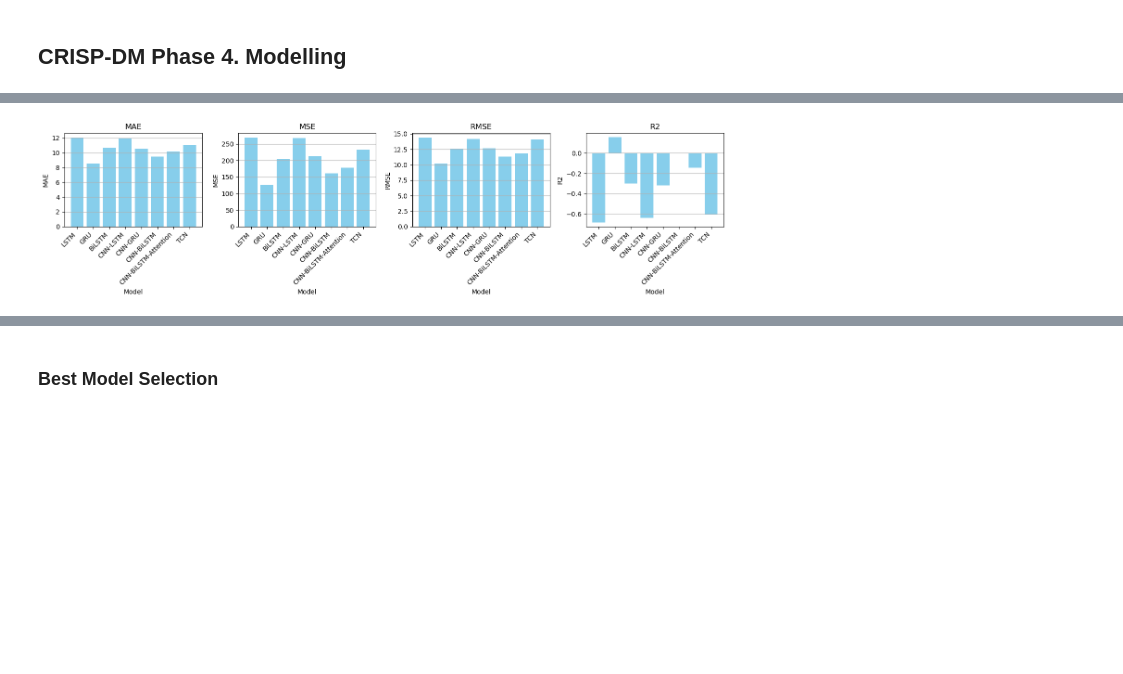
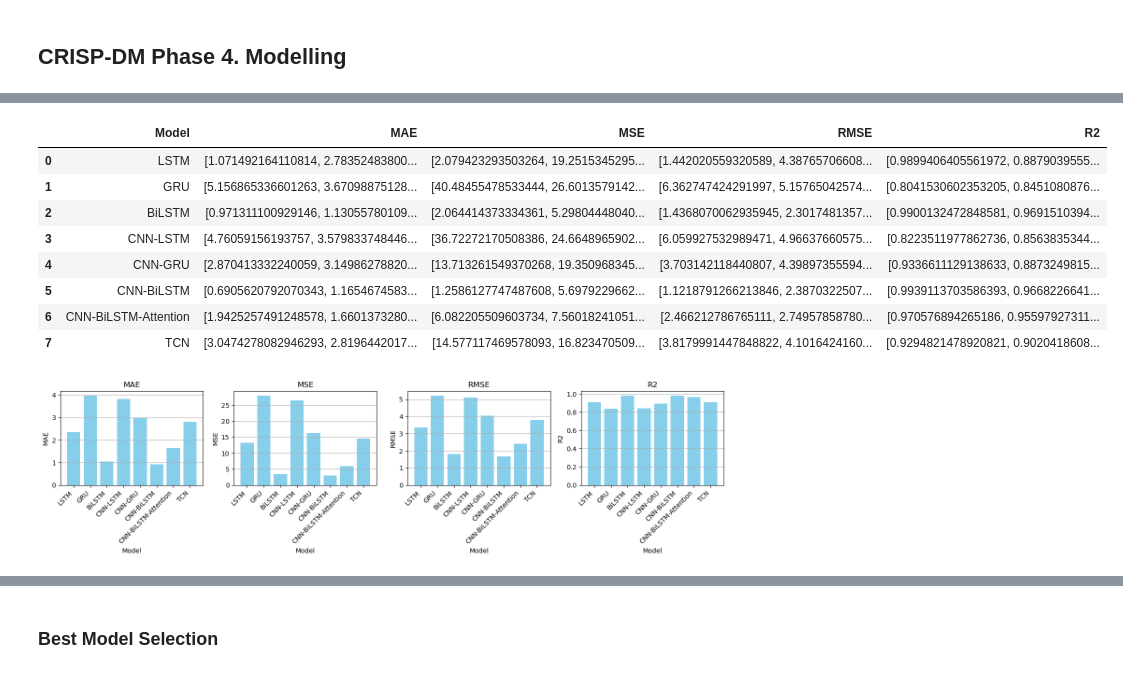
Before and after one commit to AndreCatarino/Energy-Price-Forecasting, a Jupyter notebook: docs/04_modeling.ipynb, the cells around one changed output, grey strips where cells are left out. Cells and saved outputs as stored; diff of their text form; code cells hidden in the pictures; blank space fills up the shorter version.

```diff
--- a/docs/04_modeling.ipynb
+++ b/docs/04_modeling.ipynb
@@ -31,7 +31,6 @@ df_train, _ = train_test_split(processed_data, test_size=0.2, random_state=0, sh
 models_to_test = ["LSTM", "GRU", "BiLSTM", "CNN-LSTM", "CNN-GRU", "CNN-BiLSTM", "CNN-BiLSTM-Attention", "TCN"]
 
 # Perform cross-validation and evaluate models
-
 mae_list = []
 mse_list = []
 rmse_list = []
@@ -41,8 +40,8 @@ for model_name in models_to_test:
 
     print(f"Training and evaluating {model_name}...")
 
-    # Initialize the TimeSeriesCrossValidator with the deepL model
-    tscv = cross_validator.TimeSeriesCrossValidator(model_name, df_train, n_splits=5)
+    # Initialize the TimeSeriesCrossValidator class
+    tscv = cross_validator.TimeSeriesCrossValidator(model_name, df_train, n_splits=3)
 
     mae_scores, mse_scores, rmse_scores, r2_scores = tscv.validate()
 
@@ -54,3 +53,4 @@ for model_name in models_to_test:
 # Evaluation dataframe
 eval_df = pd.DataFrame({"Model": models_to_test, "MAE": mae_list, "MSE": mse_list, "RMSE": rmse_list, "R2": r2_list})
 eval_df
+# %% [output]
@@ -57,3 +74,12 @@ eval_df
+|  | Model | MAE | MSE | RMSE | R2 |
+| 0 | LSTM | [1.071492164110814, 2.78352483800... | [2.079423293503264, 19.2515345295... | [1.442020559320589, 4.38765706608... | [0.9899406405561972, 0.8879039555... |
+| 1 | GRU | [5.156865336601263, 3.67098875128... | [40.48455478533444, 26.6013579142... | [6.362747424291997, 5.15765042574... | [0.8041530602353205, 0.8451080876... |
+| 2 | BiLSTM | [0.971311100929146, 1.13055780109... | [2.064414373334361, 5.29804448040... | [1.4368070062935945, 2.3017481357... | [0.9900132472848581, 0.9691510394... |
+| 3 | CNN-LSTM | [4.76059156193757, 3.579833748446... | [36.72272170508386, 24.6648965902... | [6.059927532989471, 4.96637660575... | [0.8223511977862736, 0.8563835344... |
+| 4 | CNN-GRU | [2.870413332240059, 3.14986278820... | [13.713261549370268, 19.350968345... | [3.703142118440807, 4.39897355594... | [0.9336611129138633, 0.8873249815... |
+| 5 | CNN-BiLSTM | [0.6905620792070343, 1.1654674583... | [1.2586127747487608, 5.6979229662... | [1.1218791266213846, 2.3870322507... | [0.9939113703586393, 0.9668226641... |
+| 6 | CNN-BiLSTM-Attention | [1.9425257491248578, 1.6601373280... | [6.082205509603734, 7.56018241051... | [2.466212786765111, 2.74957858780... | [0.970576894265186, 0.95597927311... |
+| 7 | TCN | [3.0474278082946293, 2.8196442017... | [14.577117469578093, 16.823470509... | [3.8179991447848822, 4.1016424160... | [0.9294821478920821, 0.9020418608... |
 # %%
 metrics = ['MAE', 'MSE', 'RMSE', 'R2']
 
@@ -78,7 +104,7 @@ plt.savefig('../plots/metrics_mean.png')
 # Show the plot
 plt.show()
 # %% [output]
-[figure, old version]
+[figure, new version]
 # %%
 # plot standard deviation of each metric
 fig, axes = plt.subplots(1, len(metrics), figsize=(15, 4))
```
Also changed, not shown: parts of 4 cells of this notebook, 28 other files.
